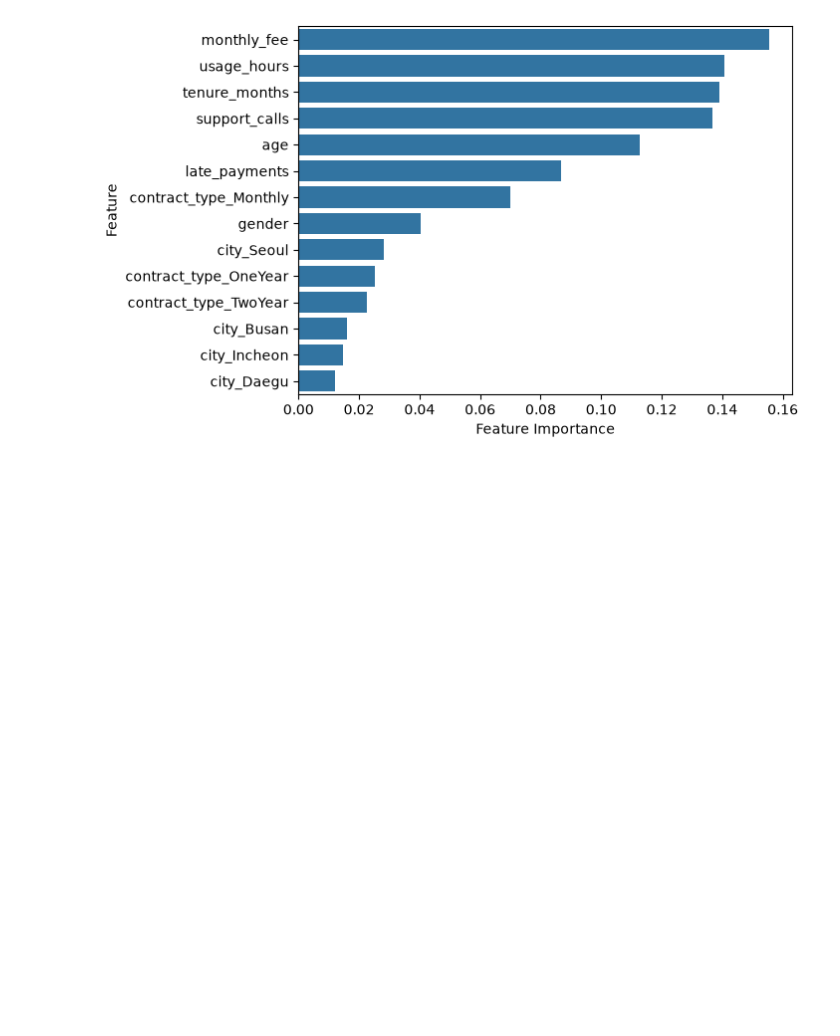
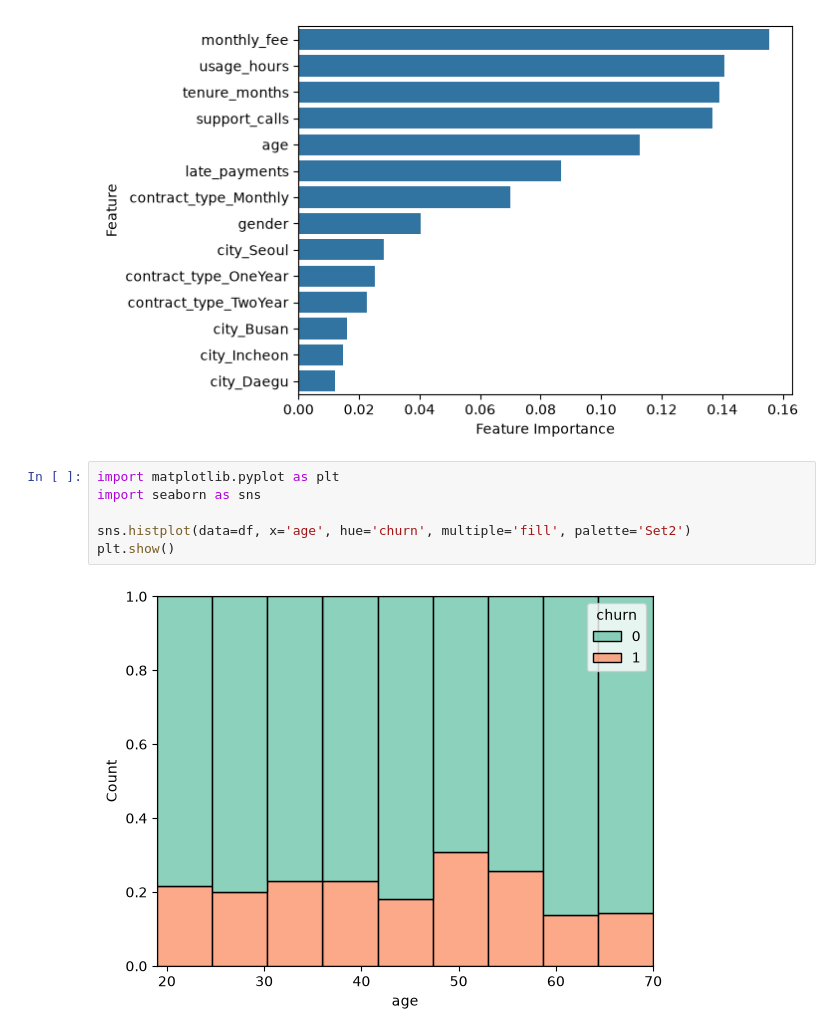
Before and after one commit to Lui-die-lui/aice-associate-study, a Jupyter notebook: DAY6/day6.ipynb, the cells around one changed output. Cells and saved outputs as stored; diff of their text form; blank space fills up the shorter version.

```diff
--- a/DAY6/day6.ipynb
+++ b/DAY6/day6.ipynb
@@ -329,3 +329,11 @@ plt.ylabel('Feature')
 plt.show()
 # %% [output]
 [figure]
+# %%
+import matplotlib.pyplot as plt
+import seaborn as sns
+
+sns.histplot(data=df, x='age', hue='churn', multiple='fill', palette='Set2')
+plt.show()
+# %% [output]
+[figure, added]
```
Also changed, not shown: 2 other files.
